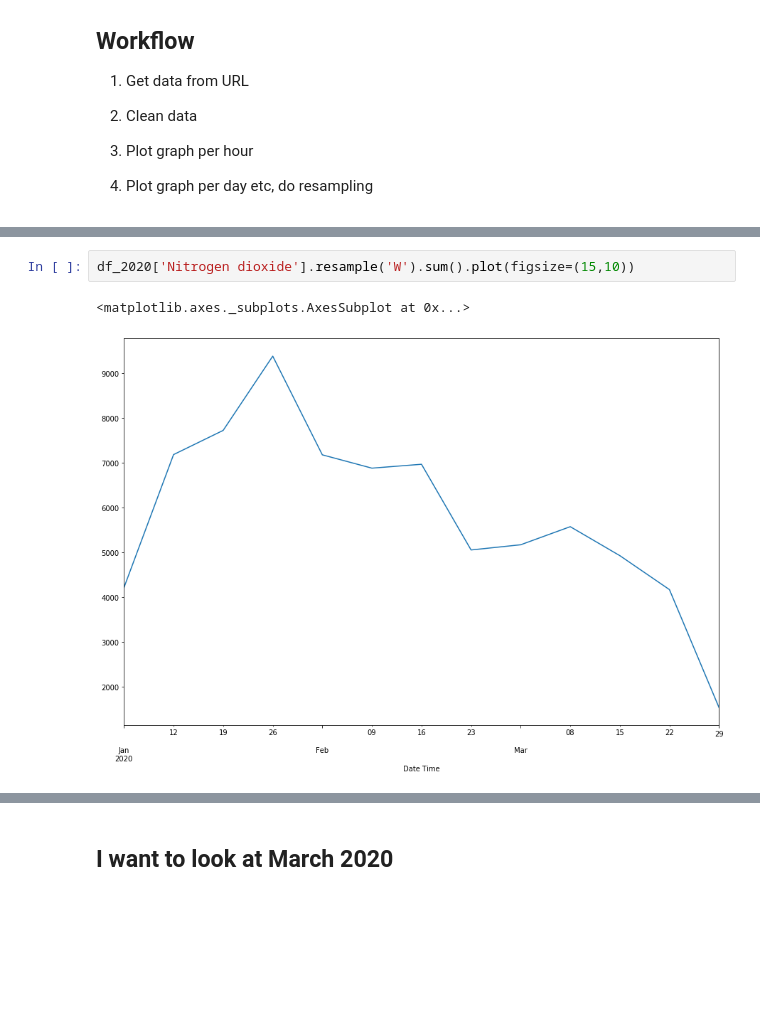
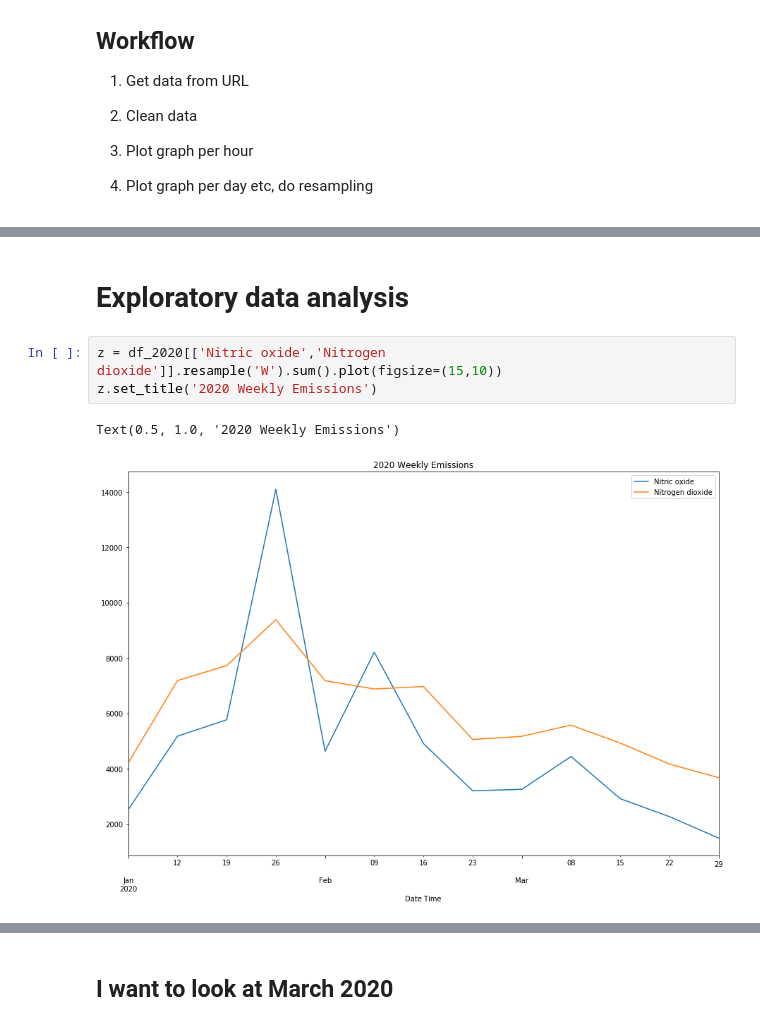
Before and after one commit to productivityboyz/Air-Pollution-Project, a Jupyter notebook: Derby Air Pollution.ipynb, the cells around one changed output, grey strips where cells are left out. Saved outputs shown, nothing was run; the diff lists cells and outputs as text; blank space fills up the shorter version.

```diff
--- a/Derby Air Pollution.ipynb
+++ b/Derby Air Pollution.ipynb
@@ -103,5 +90,8 @@ DatetimeIndex(['2017-01-01 01:00:00', '2017-01-01 02:00:00',
+# %% [markdown]
+# Exploratory data analysis
 # %%
-df_2020['Nitrogen dioxide'].resample('W').sum().plot(figsize=(15,10))
+z = df_2020[['Nitric oxide','Nitrogen dioxide']].resample('W').sum().plot(figsize=(15,10))
+z.set_title('2020 Weekly Emissions')
 # %% [output]
-<matplotlib.axes._subplots.AxesSubplot at 0x...>
+Text(0.5, 1.0, '2020 Weekly Emissions')
-[figure, old version]
+[figure, new version]
```
Also changed, not shown: parts of 9 cells of this notebook.
